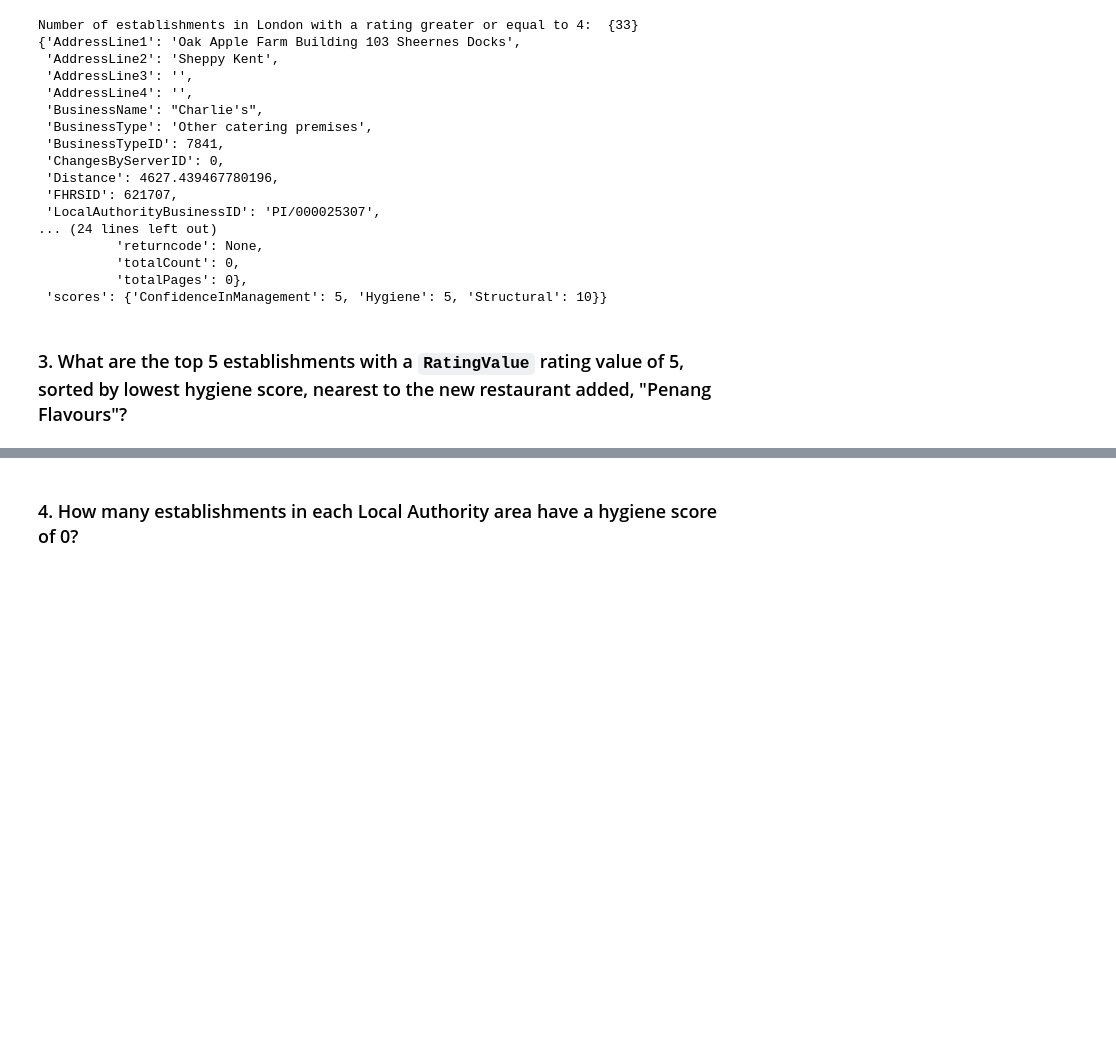
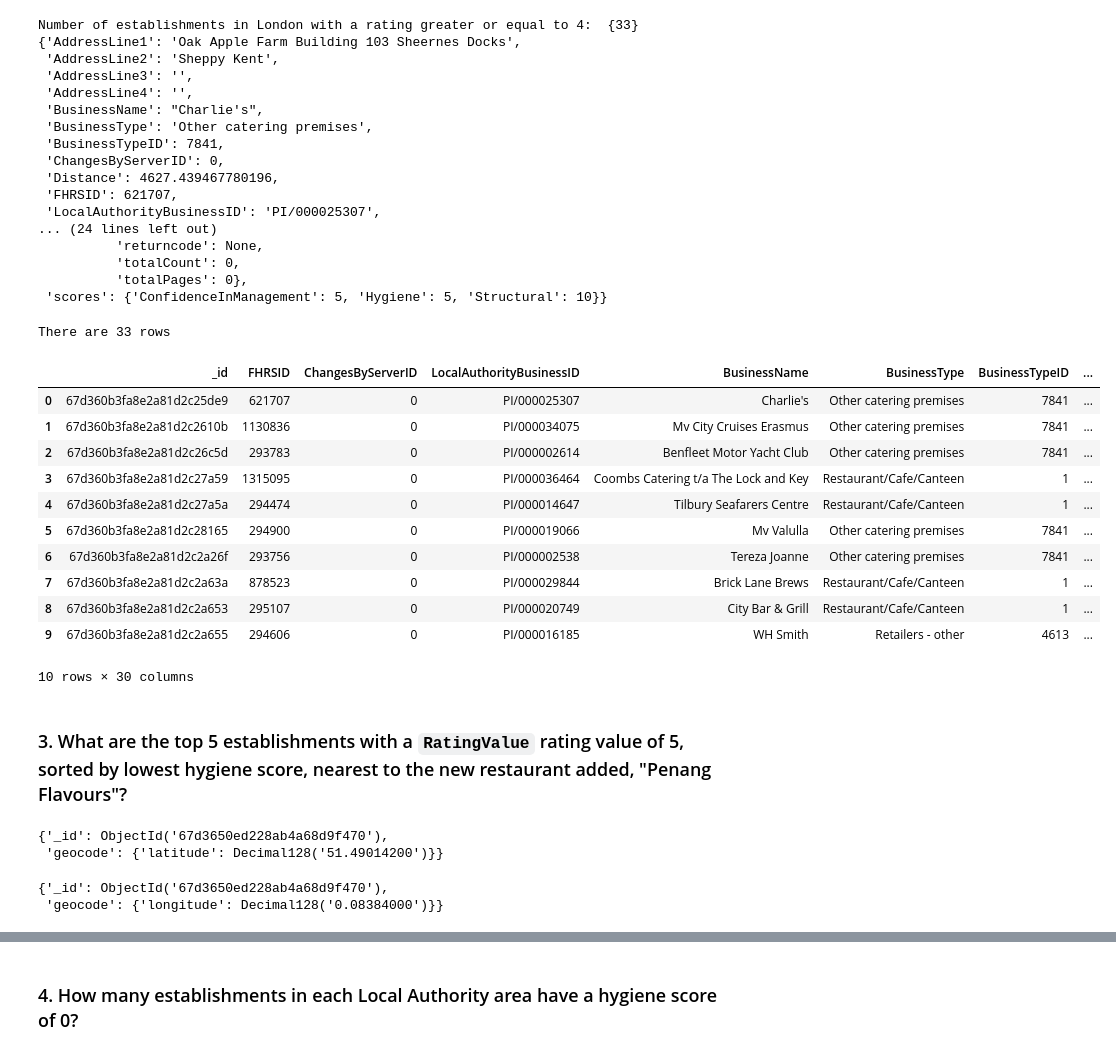
Before and after one commit to M0ther0fGingers/nosql-challenge, a Jupyter notebook: 12-NoSQL-Databases/Starter_Code/NoSQL_analysis_starter.ipynb, the cells around one changed output, grey strips where cells are left out. Saved outputs shown, nothing was run; the diff lists cells and outputs as text; code cells hidden in the pictures; blank space fills up the shorter version.

Commit message:
updated geocode search

```diff
--- a/12-NoSQL-Databases/Starter_Code/NoSQL_analysis_starter.ipynb
+++ b/12-NoSQL-Databases/Starter_Code/NoSQL_analysis_starter.ipynb
@@ -116,12 +116,46 @@ Number of establishments in London with a rating greater or equal to 4:  {33}
  'scores': {'ConfidenceInManagement': 5, 'Hygiene': 5, 'Structural': 10}}
 # %%
 # Convert the result to a Pandas DataFrame
-
+query = {"$and": [
+             {"LocalAuthorityName": {"$regex": "London"}},
+             {"RatingValue": {"$gte": 4}}
+        ]
+    }
+results = list(establishments.find(query))
+london_df = pd.DataFrame(results)
 # Display the number of rows in the DataFrame
-
+rows = len(london_df)
+print(f"There are {rows} rows")
 # Display the first 10 rows of the DataFrame
+london_df.head(10)
+# %% [output]
+There are 33 rows
+|  | _id | FHRSID | ChangesByServerID | LocalAuthorityBusinessID | BusinessName | BusinessType | BusinessTypeID | ... |
+| 0 | 67d360b3fa8e2a81d2c25de9 | 621707 | 0 | PI/000025307 | Charlie's | Other catering premises | 7841 | ... |
+| 1 | 67d360b3fa8e2a81d2c2610b | 1130836 | 0 | PI/000034075 | Mv City Cruises Erasmus | Other catering premises | 7841 | ... |
+| 2 | 67d360b3fa8e2a81d2c26c5d | 293783 | 0 | PI/000002614 | Benfleet Motor Yacht Club | Other catering premises | 7841 | ... |
+| 3 | 67d360b3fa8e2a81d2c27a59 | 1315095 | 0 | PI/000036464 | Coombs Catering t/a The Lock and Key | Restaurant/Cafe/Canteen | 1 | ... |
+| 4 | 67d360b3fa8e2a81d2c27a5a | 294474 | 0 | PI/000014647 | Tilbury Seafarers Centre | Restaurant/Cafe/Canteen | 1 | ... |
+| 5 | 67d360b3fa8e2a81d2c28165 | 294900 | 0 | PI/000019066 | Mv Valulla | Other catering premises | 7841 | ... |
+| 6 | 67d360b3fa8e2a81d2c2a26f | 293756 | 0 | PI/000002538 | Tereza Joanne | Other catering premises | 7841 | ... |
+| 7 | 67d360b3fa8e2a81d2c2a63a | 878523 | 0 | PI/000029844 | Brick Lane Brews | Restaurant/Cafe/Canteen | 1 | ... |
+| 8 | 67d360b3fa8e2a81d2c2a653 | 295107 | 0 | PI/000020749 | City Bar & Grill | Restaurant/Cafe/Canteen | 1 | ... |
+| 9 | 67d360b3fa8e2a81d2c2a655 | 294606 | 0 | PI/000016185 | WH Smith | Retailers - other | 4613 | ... |
+10 rows × 30 columns
 # %% [markdown]
 ### 3. What are the top 5 establishments with a `RatingValue` rating value of 5, sorted by lowest hygiene score, nearest to the new restaurant added, "Penang Flavours"?
+# %%
+find_lat = establishments.find_one({"BusinessName": "Penang Flavours"},{"geocode.latitude"})
+pprint(find_lat)
+# %% [output]
+{'_id': ObjectId('67d3650ed228ab4a68d9f470'),
+ 'geocode': {'latitude': Decimal128('51.49014200')}}
+# %%
+find_long = establishments.find_one({"BusinessName": "Penang Flavours"},{"geocode.longitude"})
+pprint(find_long)
+# %% [output]
+{'_id': ObjectId('67d3650ed228ab4a68d9f470'),
+ 'geocode': {'longitude': Decimal128('0.08384000')}}
 # %%
 # Search within 0.01 degree on either side of the latitude and longitude.
 # Rating value must equal 5
```
Also changed, not shown: parts of 1 cell of this notebook.
